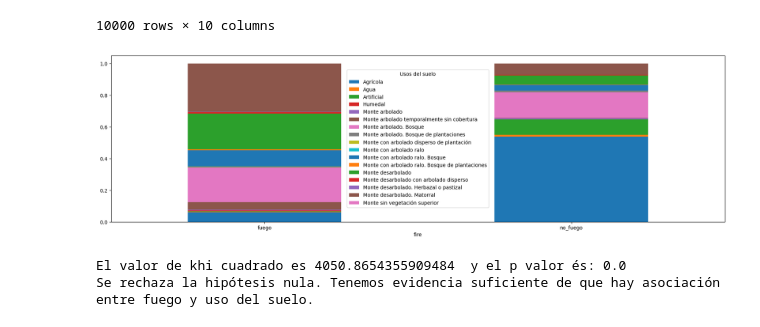
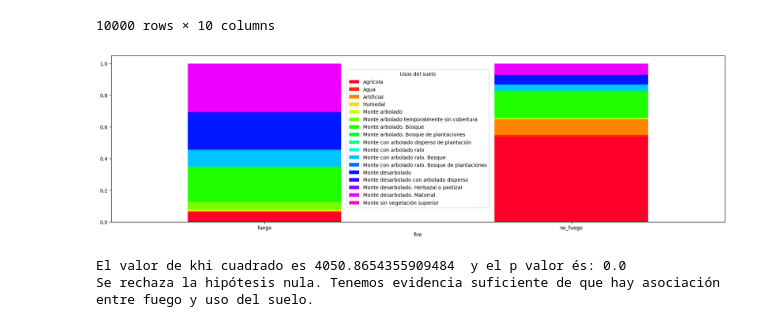
Before and after one commit to jotorcos/TFM_code, a Jupyter notebook: 06_inferential_statistics.ipynb, the cells around one changed output. Drawn from its saved outputs; the diff is of its cells as text; code cells hidden in the pictures.

```diff
--- a/06_inferential_statistics.ipynb
+++ b/06_inferential_statistics.ipynb
@@ -202,29 +202,29 @@ df
 10000 rows × 10 columns
 # %%
 crosstb = pd.crosstab(df["fire"], df["n_CLAIFN"], normalize='index')
-crosstb.plot(kind="bar", width=1/2, stacked=True, figsize=(22,6), rot=0).legend(title="Usos del suelo", loc='center')
+crosstb.plot(kind="bar", width=1/2, stacked=True, figsize=(22,6), rot=0, colormap="gist_rainbow").legend(title="Usos del suelo", loc='center')
 plt.show()
 #Test de Khi quadrat
 alpha = 0.05
 crosstb = pd.crosstab(df["fire"], df["n_CLAIFN"], margins= True, margins_name="All")
 chi_square = 0
 rows = df['fire'].unique()
 columns = df['n_CLAIFN'].unique()
 for i in columns:
     for j in rows:
         O = crosstb[i][j]
         E = crosstb[i]['All'] * crosstb['All'][j] / crosstb['All']['All']
         chi_square += (O-E)**2/E
 
 p_value = 1 - stats.chi2.cdf(chi_square, (len(rows)-1)*(len(columns)-1))
 conclusion = "No se puede rechazar la hipótesis nula. No tenemos evidencia suficiente de que haya asociación entre fuego y uso del suelo."
 if p_value <= alpha:
     conclusion = "Se rechaza la hipótesis nula. Tenemos evidencia suficiente de que hay asociación entre fuego y uso del suelo."
 
 print("El valor de khi cuadrado es", chi_square, " y el p valor és:", p_value)
 print(conclusion)
 # %% [output]
-[figure, old version]
+[figure, new version]
 El valor de khi cuadrado es 4050.8654355909484  y el p valor és: 0.0
 Se rechaza la hipótesis nula. Tenemos evidencia suficiente de que hay asociación entre fuego y uso del suelo.
 # %%
```
